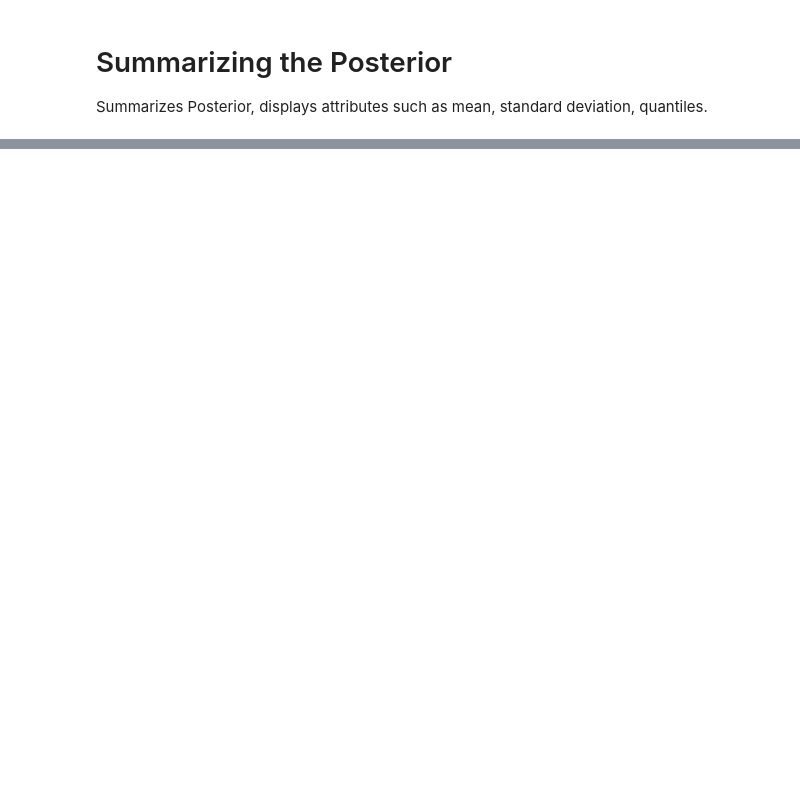
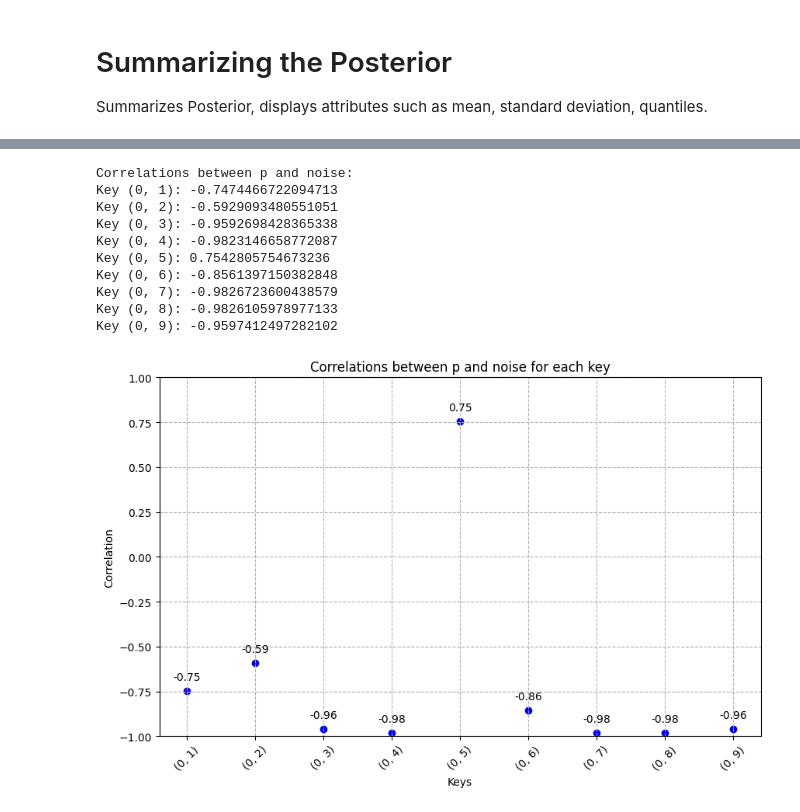
Before and after one commit to ibenatar-96/Bayesian-ML-MDP, a Jupyter notebook: bayesian_modeling_pomdp.ipynb, the cells around one changed output, grey strips where cells are left out. Cells and saved outputs as stored; diff of their text form; code cells hidden in the pictures; blank space fills up the shorter version.

```diff
--- a/bayesian_modeling_pomdp.ipynb
+++ b/bayesian_modeling_pomdp.ipynb
@@ -500,0 +553,2 @@ stddev  0.176
+# %%
+mcmc_unique = inference(ai_model_unique_noise, obs_list)
@@ -500,0 +581,42 @@ stddev  0.176
+# %%
+def summarize_correlations(mcmc, common=False):
+    p_samples = {key: mcmc.get_samples()[f"p{str(key)}"] for key in model_beta_parameters.keys()}
+    if common:
+        noise_samples = {key: mcmc.get_samples()[f"noise"] for key in model_beta_parameters.keys()}
+    else:
+        noise_samples = {key: mcmc.get_samples()[f"noise{str(key)}"] for key in model_beta_parameters.keys()}
+
+    # Calculate correlation between p and noise for each key
+    correlations = {key: np.corrcoef(p_samples[key], noise_samples[key])[0, 1] for key in model_beta_parameters.keys()}
+    print("Correlations between p and noise:")
+    for key, correlation in correlations.items():
+        print(f"Key {key}: {correlation}")
+
+    correlation_values = [correlations[key] for key in model_beta_parameters.keys()]
+    keys = [str(key) for key in model_beta_parameters.keys()]
+
+    plt.figure(figsize=(10, 6))
+    plt.scatter(keys, correlation_values, color='blue')
+    for i, txt in enumerate(correlation_values):
+        plt.annotate(f'{txt:.2f}', (keys[i], correlation_values[i]), textcoords="offset points", xytext=(0,10), ha='center')
+    plt.xlabel('Keys')
+    plt.ylabel('Correlation')
+    plt.title('Correlations between p and noise for each key')
+    plt.xticks(rotation=45)
+    plt.ylim(-1, 1)  # Set y-axis limits to display range from -1 to 1
+    plt.grid(axis='both', linestyle='--')
+    plt.show()
+# %%
+summarize_correlations(mcmc_unique)
+# %% [output]
+Correlations between p and noise:
+Key (0, 1): -0.7474466722094713
+Key (0, 2): -0.5929093480551051
+Key (0, 3): -0.9592698428365338
+Key (0, 4): -0.9823146658772087
+Key (0, 5): 0.7542805754673236
+Key (0, 6): -0.8561397150382848
+Key (0, 7): -0.9826723600438579
+Key (0, 8): -0.9826105978977133
+Key (0, 9): -0.9597412497282102
+[figure, added]
```
Also changed, not shown: parts of 80 cells of this notebook.
